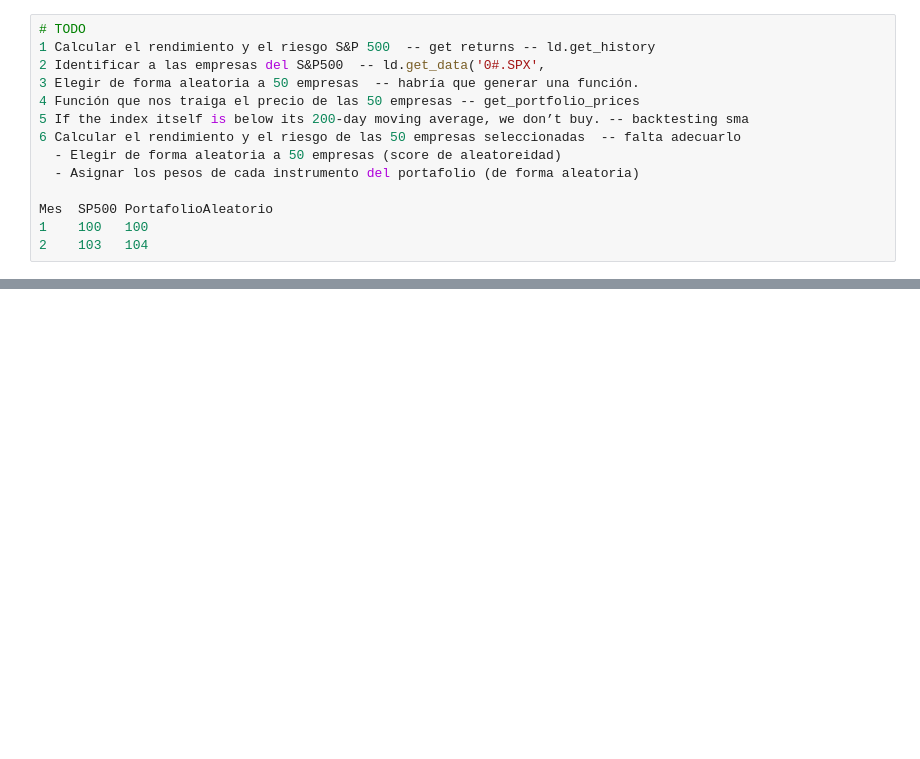
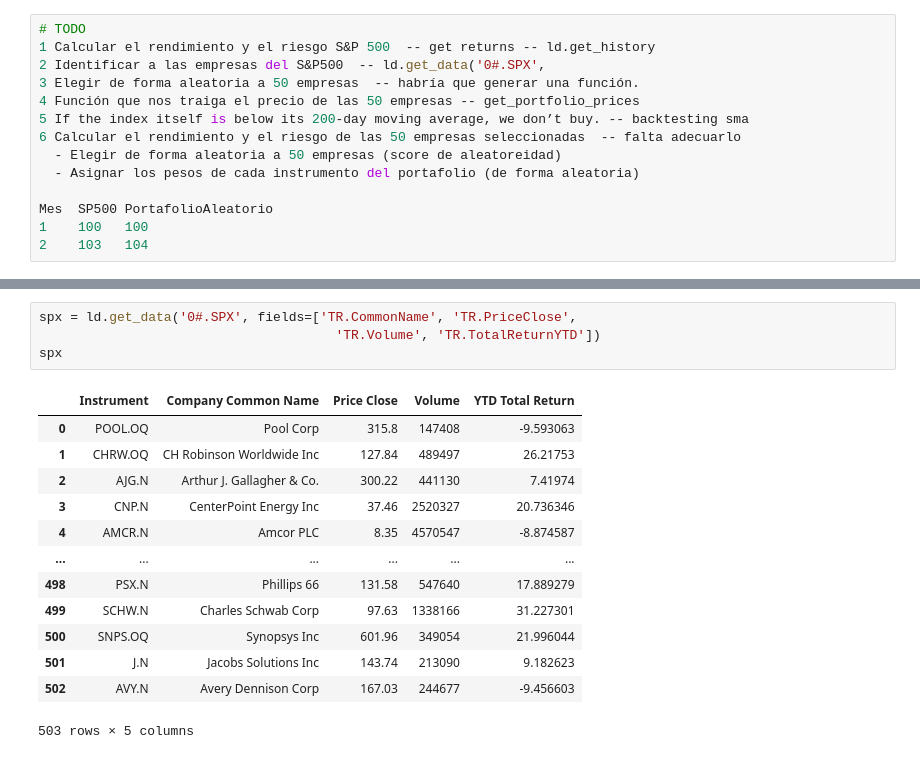
Before and after one commit to neftalivldz/finanzas_2025_agosto, a Jupyter notebook: 06_Clenow.ipynb, the cells around one changed output, grey strips where cells are left out. Drawn from its saved outputs; the diff is of its cells as text; blank space fills up the shorter version.

```diff
--- a/06_Clenow.ipynb
+++ b/06_Clenow.ipynb
@@ -175,0 +209,18 @@ Mes  SP500 PortafolioAleatorio
+# %%
+spx = ld.get_data('0#.SPX', fields=['TR.CommonName', 'TR.PriceClose',
+                                      'TR.Volume', 'TR.TotalReturnYTD'])
+spx
+# %% [output]
+|  | Instrument | Company Common Name | Price Close | Volume | YTD Total Return |
+| 0 | POOL.OQ | Pool Corp | 315.8 | 147408 | -9.593063 |
+| 1 | CHRW.OQ | CH Robinson Worldwide Inc | 127.84 | 489497 | 26.21753 |
+| 2 | AJG.N | Arthur J. Gallagher & Co. | 300.22 | 441130 | 7.41974 |
+| 3 | CNP.N | CenterPoint Energy Inc | 37.46 | 2520327 | 20.736346 |
+| 4 | AMCR.N | Amcor PLC | 8.35 | 4570547 | -8.874587 |
+| ... | ... | ... | ... | ... | ... |
+| 498 | PSX.N | Phillips 66 | 131.58 | 547640 | 17.889279 |
+| 499 | SCHW.N | Charles Schwab Corp | 97.63 | 1338166 | 31.227301 |
+| 500 | SNPS.OQ | Synopsys Inc | 601.96 | 349054 | 21.996044 |
+| 501 | J.N | Jacobs Solutions Inc | 143.74 | 213090 | 9.182623 |
+| 502 | AVY.N | Avery Dennison Corp | 167.03 | 244677 | -9.456603 |
+503 rows × 5 columns
```
Also changed, not shown: parts of 13 cells of this notebook, 3 other files.
